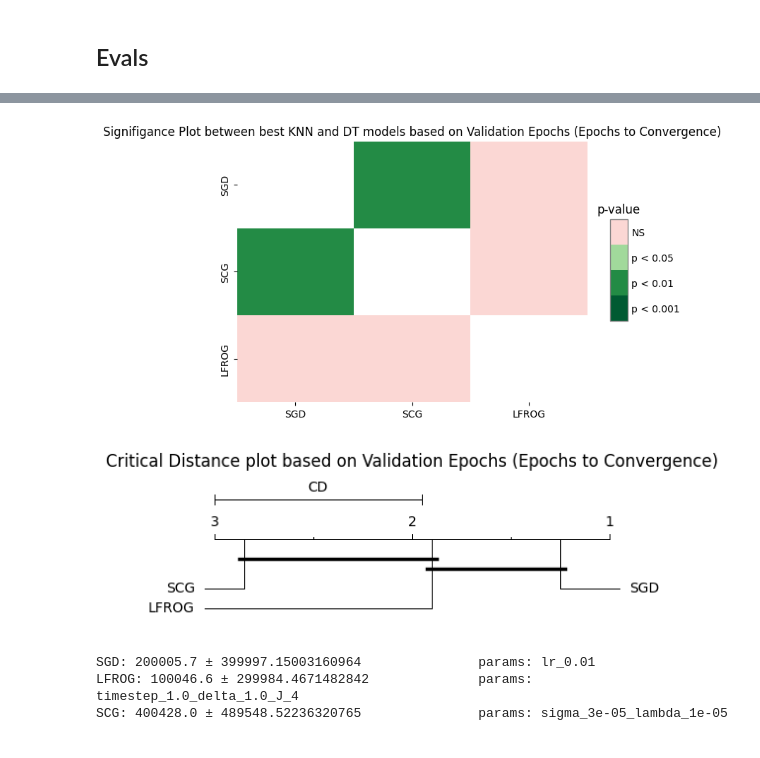
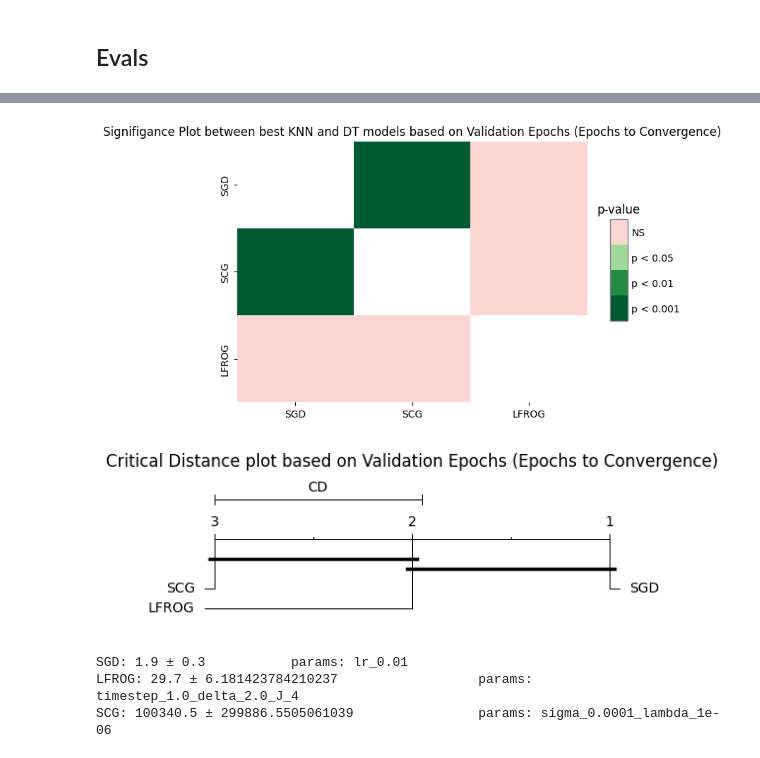
Before and after one commit to charliedekock12/ml_assign3, a Jupyter notebook: src/classification_2.ipynb, the cells around one changed output, grey strips where cells are left out. Saved outputs shown, nothing was run; the diff lists cells and outputs as text; code cells hidden in the pictures.

```diff
--- a/src/classification_2.ipynb
+++ b/src/classification_2.ipynb
@@ -834,8 +854,8 @@ def stat_tests(sgd, scg, lfrog, metric, signifigance_level = 0.05, conv_threshol
 # %%
-stat_tests(dim_results_lr, scg_param_results, lfrog_param_results, metric='val_epoch', signifigance_level=0.05, conv_threshold=0.1)
+stat_tests(dim_results_lr, scg_param_results, lfrog_param_results, metric='val_epoch', signifigance_level=0.05, conv_threshold=0.15)
 # %% [output]
-[figure, old version]
+[figure, new version]
-[figure, old version]
+[figure, new version]
-SGD: 200005.7 ± 399997.15003160964               params: lr_0.01
-LFROG: 100046.6 ± 299984.4671482842              params: timestep_1.0_delta_1.0_J_4
-SCG: 400428.0 ± 489548.52236320765               params: sigma_3e-05_lambda_1e-05
+SGD: 1.9 ± 0.3           params: lr_0.01
+LFROG: 29.7 ± 6.181423784210237                  params: timestep_1.0_delta_2.0_J_4
+SCG: 100340.5 ± 299886.5505061039                params: sigma_0.0001_lambda_1e-06
```
Also changed, not shown: parts of 10 cells of this notebook, 2 other files.
